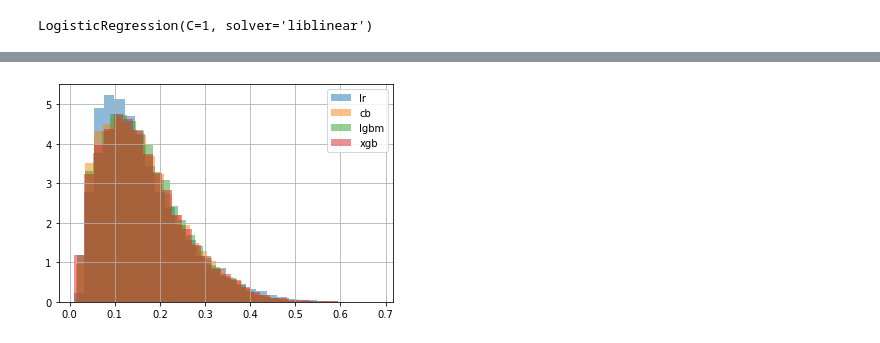
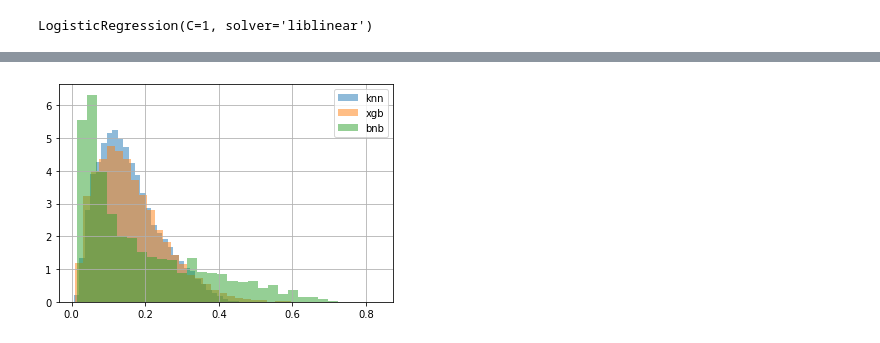
Before and after one commit to kozlowladimir/sber_nsu_hackaton, a Jupyter notebook: stacking and blending.ipynb, the cells around one changed output, grey strips where cells are left out. Cells and saved outputs as stored; diff of their text form; code cells hidden in the pictures.

```diff
--- a/stacking and blending.ipynb
+++ b/stacking and blending.ipynb
@@ -341,4 +388,26 @@ xgb_scores, xgb_result, xgb_oof_result = do_cv(
     skf,
     'xgboost'
 )
+
+nb_scores, nb_result, nb_oof_result = do_cv(
+    logreg_train_small,
+    logreg_valid,
+    logreg_y_train,
+    nb_columns,
+    [],
+    {},
+    skf,
+    'nb'
+)
+
+bnb_scores, bnb_result, bnb_oof_result = do_cv(
+    logreg_train_small,
+    logreg_valid,
+    logreg_y_train,
+    bnb_columns,
+    [],
+    {},
+    skf,
+    'bnb'
+)
 # %% [output]
@@ -430,15 +500,19 @@ new_train_df = pd.DataFrame({
     'lr':lr_oof_result,
     'cb':cb_oof_result,
     'lgbm': lgbm_oof_result,
-#     'knn': knn_oof_result,
+    'knn': knn_oof_result,
     'xgb': xgb_oof_result,
+    'nb': nb_oof_result,
+    'bnb': bnb_oof_result,
 })
 new_test_df = pd.DataFrame({
     'lr':lr_result,
     'cb':cb_result,
     'lgbm': lgbm_result,
-#     'knn': knn_result,
+    'knn': knn_result,
     'xgb': xgb_result,
+    'nb': nb_result,
+    'bnb': bnb_result,
 })
 # %%
 roc_auc_score(catboost_y_valid, new_test_df.mean(axis=1))
@@ -512,13 +566,15 @@ xgb 0.6885567370580233 0.685031466388064
 # %%
-new_train_df['lr'].hist(alpha=0.5, bins=30, density='uniform', label='lr')
-new_train_df['cb'].hist(alpha=0.5, bins=30, density='uniform', label='cb')
-new_train_df['lgbm'].hist(alpha=0.5, bins=30, density='uniform', label='lgbm')
-# new_train_df['knn'].hist(alpha=0.5, bins=30, density='uniform', label='knn')
+# new_train_df['lr'].hist(alpha=0.5, bins=30, density='uniform', label='lr')
+# new_train_df['cb'].hist(alpha=0.5, bins=30, density='uniform', label='cb')
+# new_train_df['lgbm'].hist(alpha=0.5, bins=30, density='uniform', label='lgbm')
+new_train_df['knn'].hist(alpha=0.5, bins=30, density='uniform', label='knn')
 new_train_df['xgb'].hist(alpha=0.5, bins=30, density='uniform', label='xgb')
+# new_train_df['nb'].hist(alpha=0.5, bins=30, density='uniform', label='nb')
+new_train_df['bnb'].hist(alpha=0.5, bins=30, density='uniform', label='bnb')
 plt.legend()
 plt.show()
 # %% [output]
-[figure, old version]
+[figure, new version]
 # %%
 skf = StratifiedKFold(n_splits=5, random_state=18, shuffle=True)
 cb_scores, cb_result, cb_oof_result = do_cv(
```
Also changed, not shown: parts of 25 cells of this notebook, 1 other file.
